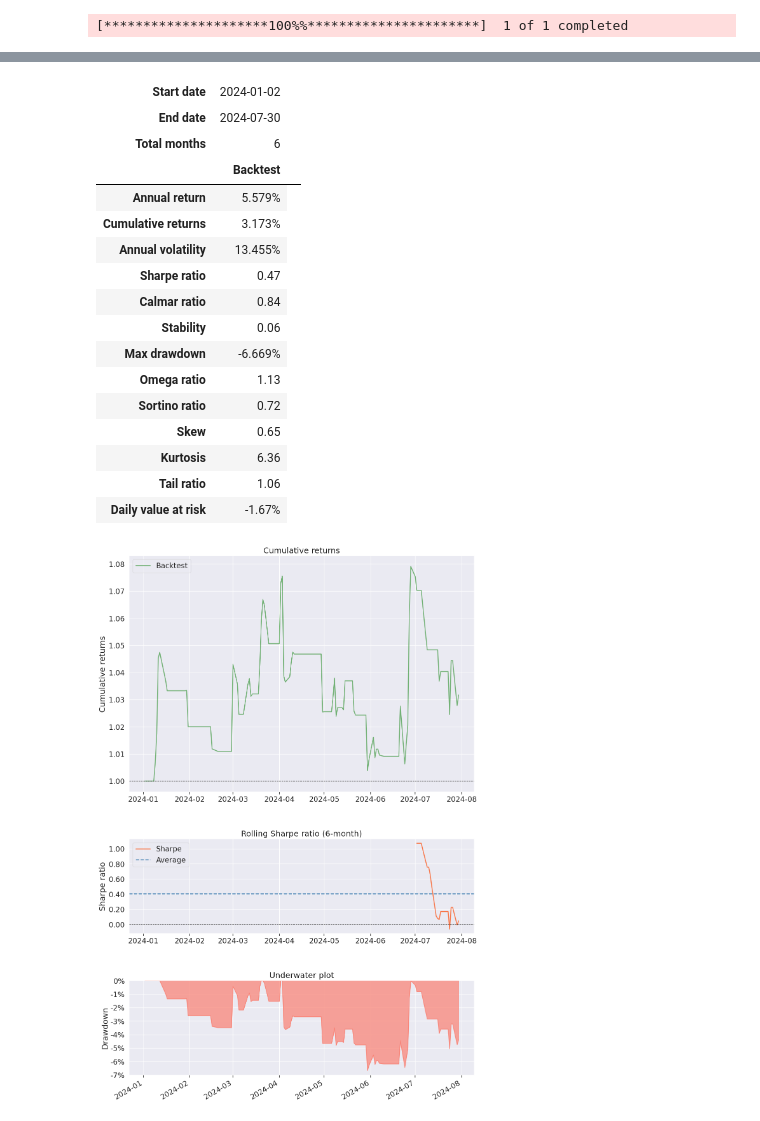
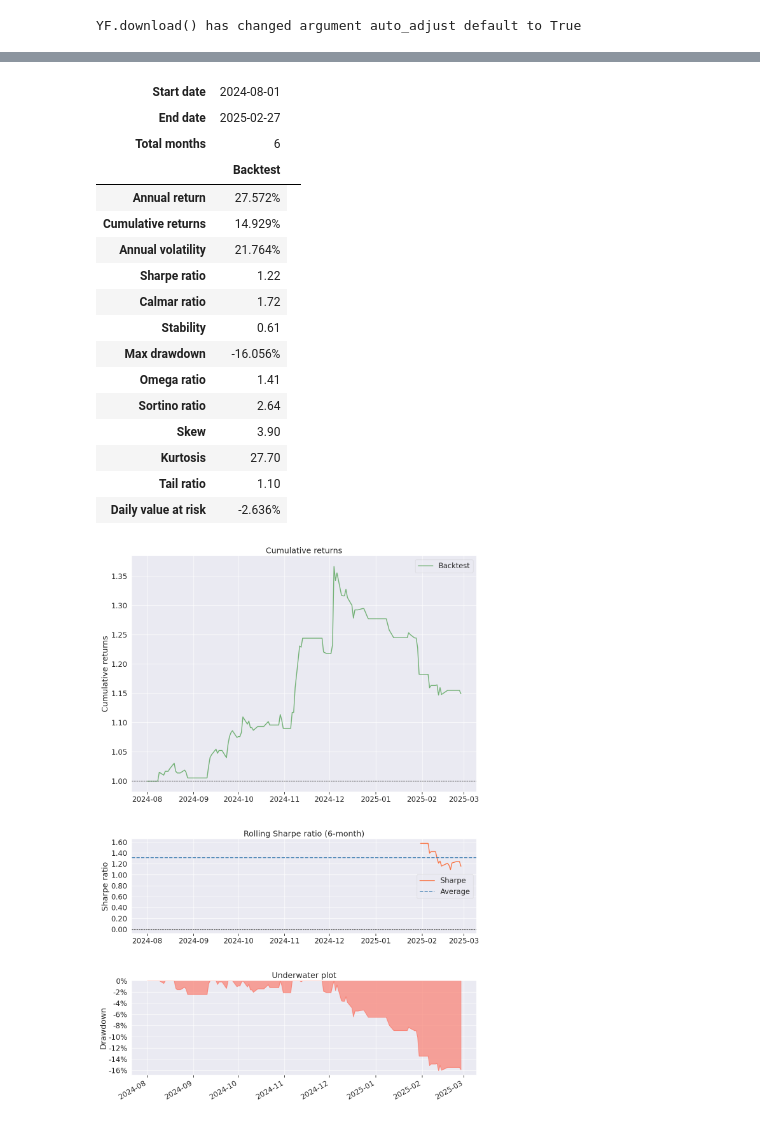
Before and after one commit to myevolve/PrimoGPT, a Jupyter notebook: notebooks/3. Trading benchmark strategy/4. CRM/momentum_strategy.ipynb, the cells around one changed output, grey strips where cells are left out. Saved outputs shown, nothing was run; the diff lists cells and outputs as text; code cells hidden in the pictures.

Commit message:
new momentum stratey and results test

```diff
--- a/notebooks/3. Trading benchmark strategy/4. CRM/momentum_strategy.ipynb
+++ b/notebooks/3. Trading benchmark strategy/4. CRM/momentum_strategy.ipynb
@@ -21,12 +21,12 @@ class MOMStrategy(bt.Strategy):
             price = self.data.close[0]
             shares_to_buy = cash // price
             if shares_to_buy > 0:
-                self.log('Kreiraj Kupnju, %.2f' % self.data.close[0])
+                self.log('Create Buy, %.2f' % self.data.close[0])
                 self.order = self.buy(size=shares_to_buy)
 
         # Sell if current closing price is lower than previous period's closing price
         elif self.position and self.data.close[0] < self.data.close[-1]:
-            self.log('Kreiraj Prodaju, %.2f' % self.data.close[0])
+            self.log('Create Sell, %.2f' % self.data.close[0])
             self.order = self.sell(size=self.position.size)
 
     def log(self, txt):
@@ -37,15 +37,15 @@ class MOMStrategy(bt.Strategy):
         if order.status == order.Completed:
             if order.isbuy():
                 self.log(
-                "Izvršena KUPNJA (Cijena: %.2f, Vrijednost: %.2f, Provizija %.2f)" %
+                "BUY EXECUTED (Price: %.2f, Value: %.2f, Commission %.2f)" %
                 (order.executed.price, order.executed.value, order.executed.comm))
             else:
                 self.log(
-                "Izvršena PRODAJA (Cijena: %.2f, Vrijednost: %.2f, Provizija %.2f)" %
+                "SELL EXECUTED (Price: %.2f, Value: %.2f, Commission %.2f)" %
                 (order.executed.price, order.executed.value, order.executed.comm))
             self.bar_executed = len(self)
         elif order.status in [order.Canceled, order.Margin, order.Rejected]:
-            self.log("Narudžba je otkazana/margina/odbijena")
+            self.log("Order is canceled/margin/rejected")
         self.order = None
 # %%
 def test_strategy(strategy_class, ticker, start_date, end_date, starting_cash=100000):
@@ -53,7 +53,7 @@ def test_strategy(strategy_class, ticker, start_date, end_date, starting_cash=10
     cerebro.addstrategy(strategy_class)
 
     # Download data and store it in a variable
-    yf_data = yf.download(ticker, start=start_date, end=end_date)
+    yf_data = yf.download(ticker, start=start_date, end=end_date, multi_level_index=False)
     data = bt.feeds.PandasData(dataname=yf_data)
     cerebro.adddata(data)
 
@@ -66,9 +66,9 @@ def test_strategy(strategy_class, ticker, start_date, end_date, starting_cash=10
     # Add analyzer to track returns
     cerebro.addanalyzer(bt.analyzers.PyFolio, _name='pyfolio')
 
-    print('Početno stanje portfelja: %.2f' % cerebro.broker.getvalue())
+    print('Initial portfolio value: %.2f' % cerebro.broker.getvalue())
     results = cerebro.run()
-    print('Završno stanje portfelja: %.2f' % cerebro.broker.getvalue())
+    print('Final portfolio value: %.2f' % cerebro.broker.getvalue())
 
     strat = results[0]
 
@@ -90,6 +90,6 @@ def test_strategy(strategy_class, ticker, start_date, end_date, starting_cash=10
 
     return df_portfolio
 # %%
-results = test_strategy(MOMStrategy, 'CRM', '2024-01-01', '2024-07-31')
+results = test_strategy(MOMStrategy, 'CRM', '2024-08-01', '2025-02-28')
 # %% [output]
-[*********************100%%**********************]  1 of 1 completed
+YF.download() has changed argument auto_adjust default to True
@@ -113,21 +114,21 @@ Završno stanje portfelja: 103173.33
-| Start date | 2024-01-02 |  |
-| End date | 2024-07-30 |  |
+| Start date | 2024-08-01 |  |
+| End date | 2025-02-27 |  |
 | Total months | 6 |  |
 |  | Backtest |
-| Annual return | 5.579% |
-| Cumulative returns | 3.173% |
-| Annual volatility | 13.455% |
-| Sharpe ratio | 0.47 |
-| Calmar ratio | 0.84 |
-| Stability | 0.06 |
-| Max drawdown | -6.669% |
-| Omega ratio | 1.13 |
-| Sortino ratio | 0.72 |
-| Skew | 0.65 |
-| Kurtosis | 6.36 |
-| Tail ratio | 1.06 |
-| Daily value at risk | -1.67% |
+| Annual return | 27.572% |
+| Cumulative returns | 14.929% |
+| Annual volatility | 21.764% |
+| Sharpe ratio | 1.22 |
+| Calmar ratio | 1.72 |
+| Stability | 0.61 |
+| Max drawdown | -16.056% |
+| Omega ratio | 1.41 |
+| Sortino ratio | 2.64 |
+| Skew | 3.90 |
+| Kurtosis | 27.70 |
+| Tail ratio | 1.10 |
+| Daily value at risk | -2.636% |
-[figure, old version]
+[figure, new version]
 # %%
 import pickle
 
```
Also changed, not shown: parts of 2 cells of this notebook, 9 other files.
